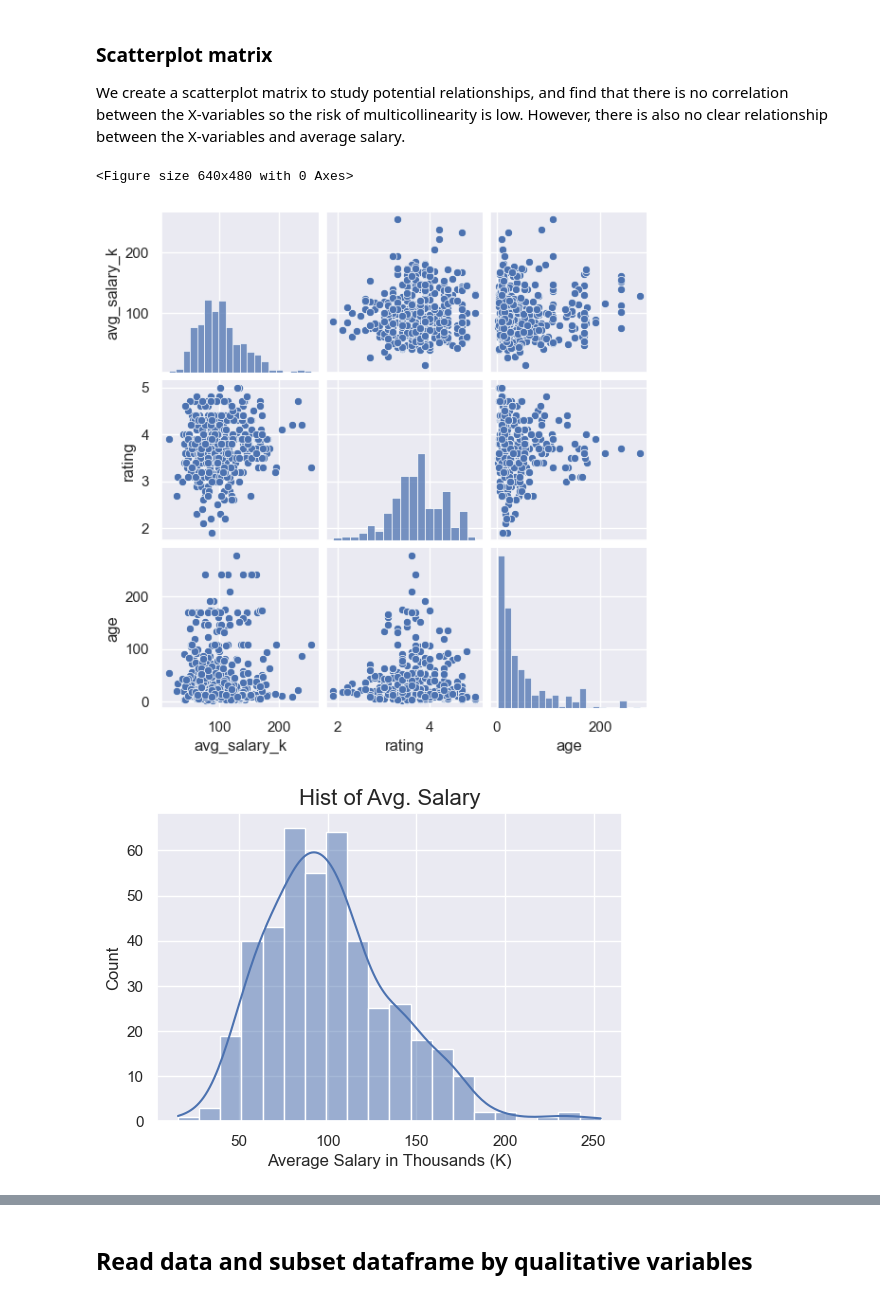
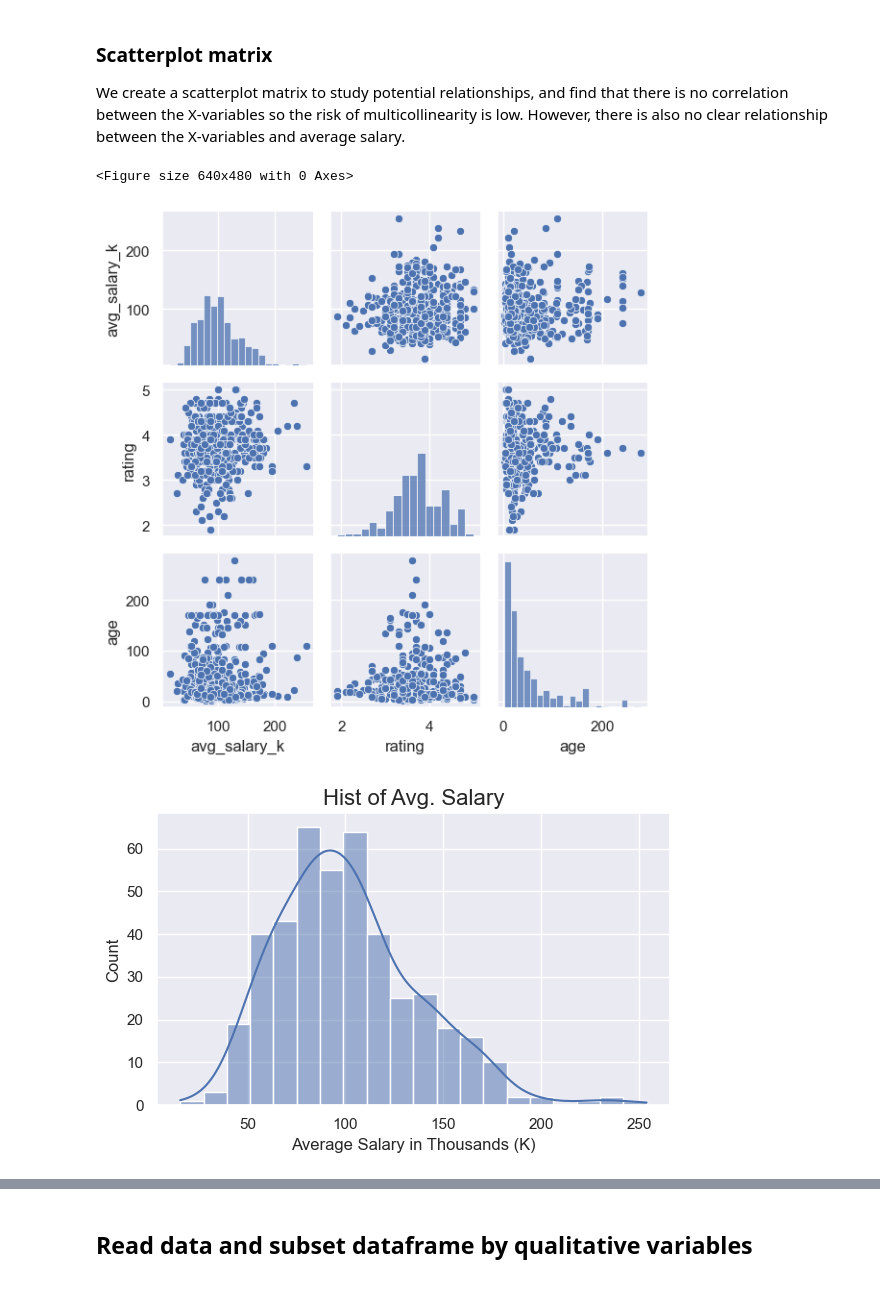
Before and after one commit to jttsai99/data_science_salary, a Jupyter notebook: EDA.ipynb, the cells around one changed output, grey strips where cells are left out. Drawn from its saved outputs; the diff is of its cells as text; code cells hidden in the pictures.

Commit message:
Updated figures
updated minor changes in Linear_regression.Rmd to make it easily followable.
Updated figures to fix x-axis label

```diff
--- a/EDA.ipynb
+++ b/EDA.ipynb
@@ -48,18 +48,20 @@ We create a scatterplot matrix to study potential relationships, and find that t
 # %%
 fig1 = plt.figure()
 fig1 = sns.pairplot(df2, height=2)
+plt.tight_layout()
 fig1.figure.savefig(save_location+'scatterplot_matrix', dpi=300)
 # %% [output]
 <Figure size 640x480 with 0 Axes>
-[figure, old version]
+[figure, new version]
 # %%
 fig2 = plt.figure(figsize=(6, 4))
 fig2 = sns.histplot(data=df2, x="avg_salary_k", kde=True)
 fig2.set_xlabel('Average Salary in Thousands (K)', fontsize=12);
 fig2.set_title('Hist of Avg. Salary', fontsize=16)
+plt.tight_layout()
 fig2.figure.savefig(save_location+'hist_avg_sal', dpi=300)
 # %% [output]
-[figure, old version]
+[figure, new version]
 # %%
 # adding two columns sqrt() and log transform of response for a new dataframe
 df3 = pd.DataFrame()
```
Also changed, not shown: parts of 9 cells of this notebook, 12 other files.
